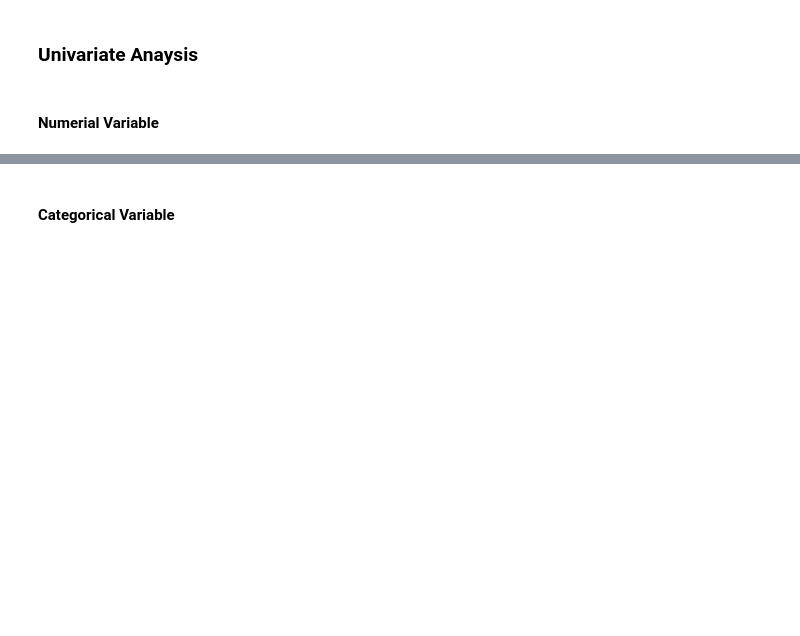
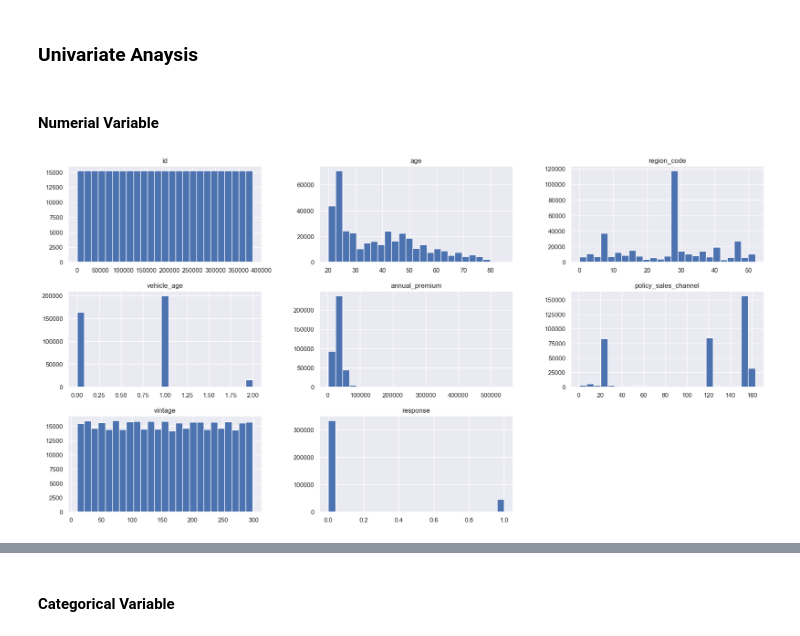
Before and after one commit to TalithaStella/Health_Insurence, a Jupyter notebook: PA004-HI.ipynb, the cells around one changed output, grey strips where cells are left out. Saved outputs shown, nothing was run; the diff lists cells and outputs as text; code cells hidden in the pictures; blank space fills up the shorter version.

```diff
--- a/PA004-HI.ipynb
+++ b/PA004-HI.ipynb
@@ -334,0 +354,4 @@ cat_attributes
+# %%
+num_attributes.hist( bins=25, figsize=(22,11) );
+# %% [output]
+[figure, added]
```
Also changed, not shown: parts of 52 cells of this notebook.
